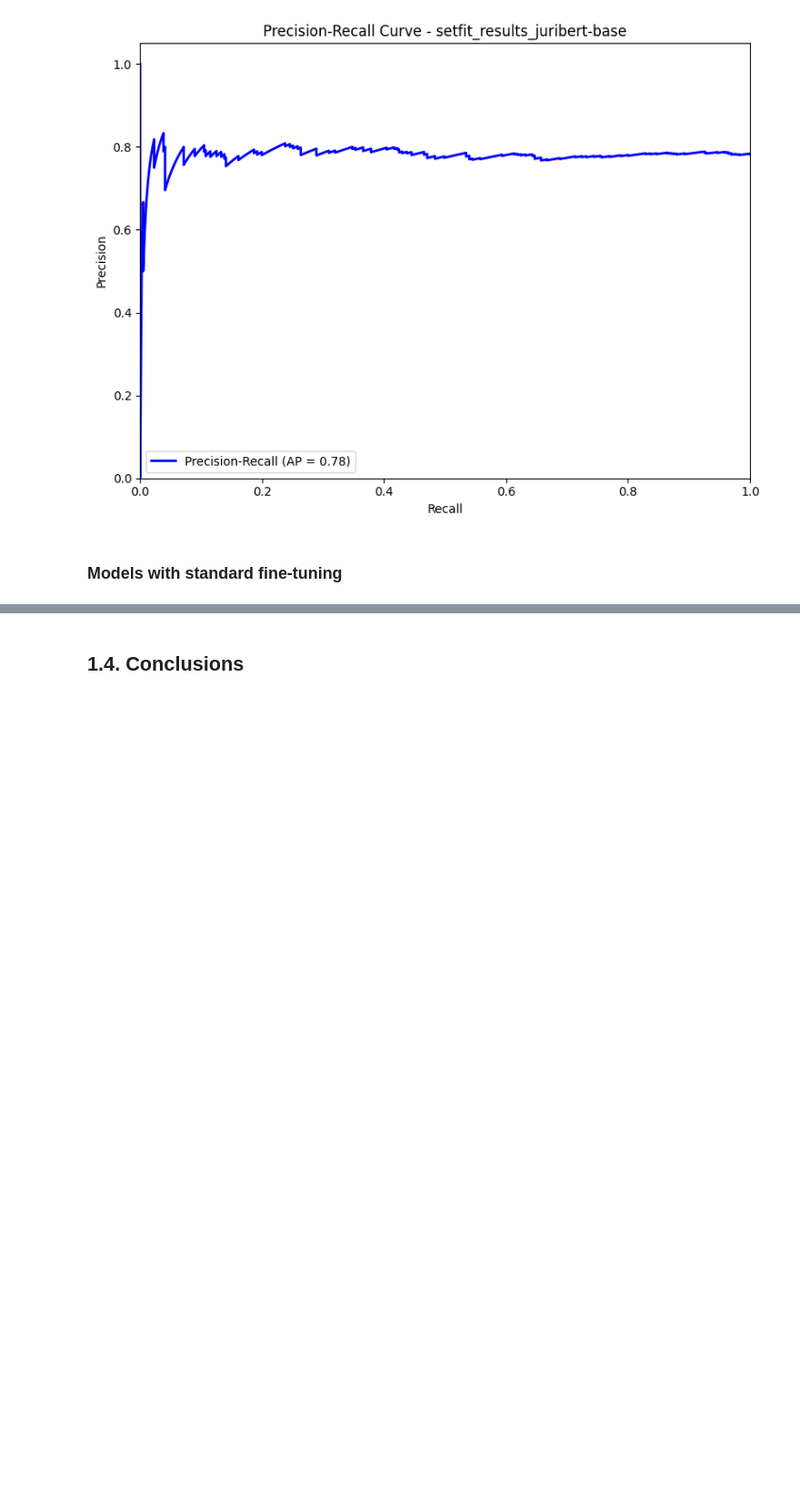
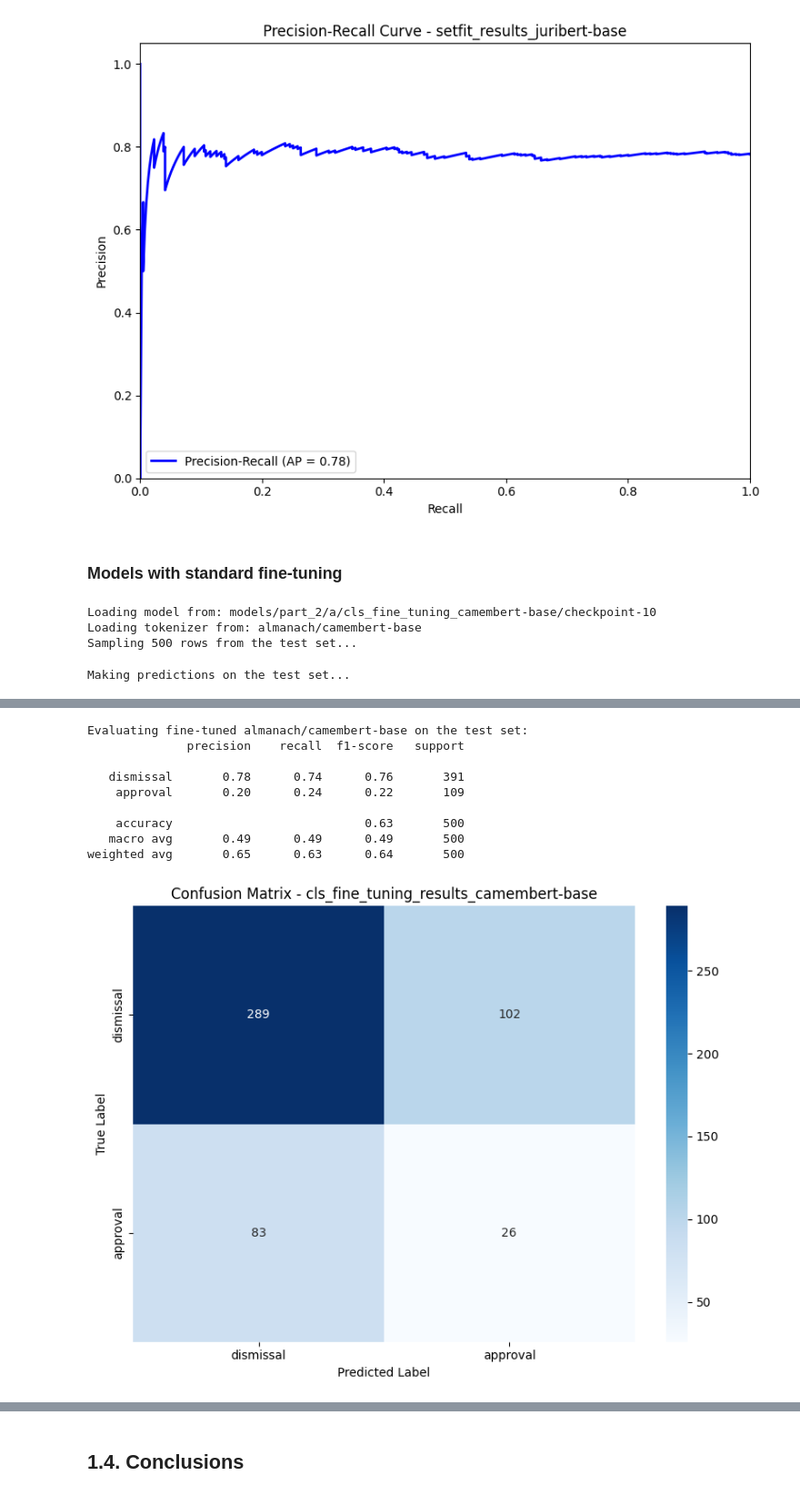
Before and after one commit to pablo-fdz/adv_nlp_final_assessment, a Jupyter notebook: part_2_ds_challenge.ipynb, the cells around one changed output, grey strips where cells are left out. Shown at 91% size. Cells and saved outputs as stored; diff of their text form; code cells hidden in the pictures; blank space fills up the shorter version.

Commit message:
Evaluated fine-tuned models on test

```diff
--- a/part_2_ds_challenge.ipynb
+++ b/part_2_ds_challenge.ipynb
@@ -971,3 +972,44 @@ weighted avg       0.65      0.56      0.60       500
 [figure]
 # %% [markdown]
 ### Models with standard fine-tuning
+# %%
+# Evaluate the best fine-tuned model with CamemBERT
+max_length = 512  # Maximum length used in training (can be adjusted based on the model)
+model_name = "almanach/camembert-base"  # Original model name for tokenizer
+sample_size = 500  # Sample size for the test set (optional, can be adjusted)
+
+# First, we determine the best checkpoint directory based on the training results
+# (see above)
+checkpoint = 10
+best_checkpoint_directory = os.path.join('models', 'part_2', 'a', 'cls_fine_tuning_juribert-base', f'checkpoint-{checkpoint}')
+
+# Ensure test_df_fr has 'labels' column, not 'label'
+if 'label' in test_df_fr.columns and 'labels' not in test_df_fr.columns:
+    test_df_fr = test_df_fr.rename({'label': 'labels'})
+
+y_true_test, y_pred_test, ft_probas = evaluate_best_finetuned_model(
+    test_df=test_df_fr, # Your Polars test DataFrame
+    model_checkpoint_path=best_checkpoint_directory, # Path to the best checkpoint
+    original_model_name=model_name, # Original model name for tokenizer
+    max_length=max_length, # Max length used in training
+    sample_size=sample_size, # Sample size for the test set (optional, can be adjusted)
+    seed=seed  # Random seed for reproducibility
+)
+
+y_true_test_str = [labels_map[label] for label in y_true_test] # Ensure lengths match if test_df_fr_eval was sampled
+y_pred_test_str = [labels_map[label] for label in y_pred_test]
+
+print(f"\nEvaluating fine-tuned {model_name} on the test set:")
+finetuned_results = evaluate_classification(
+    y_true=y_true_test_str,
+    y_pred=y_pred_test_str,
+    base_filename=f"cls_fine_tuning_results_camembert-base",
+    labels=candidate_labels,
+    probas=ft_probas, # Probabilities for the positive class
+    results_dir=os.path.join('results', 'part_2', 'a', 'test')
+)
+# %% [output]
+Loading model from: models/part_2/a/cls_fine_tuning_camembert-base/checkpoint-10
+Loading tokenizer from: almanach/camembert-base
+Sampling 500 rows from the test set...
+Making predictions on the test set...
@@ -973,0 +1017,10 @@ weighted avg       0.65      0.56      0.60       500
+Evaluating fine-tuned almanach/camembert-base on the test set:
+              precision    recall  f1-score   support
+
+   dismissal       0.78      0.74      0.76       391
+    approval       0.20      0.24      0.22       109
+
+    accuracy                           0.63       500
+   macro avg       0.49      0.49      0.49       500
+weighted avg       0.65      0.63      0.64       500
+[figure, added]
```
Also changed, not shown: parts of 3 cells of this notebook, 6 other files.
